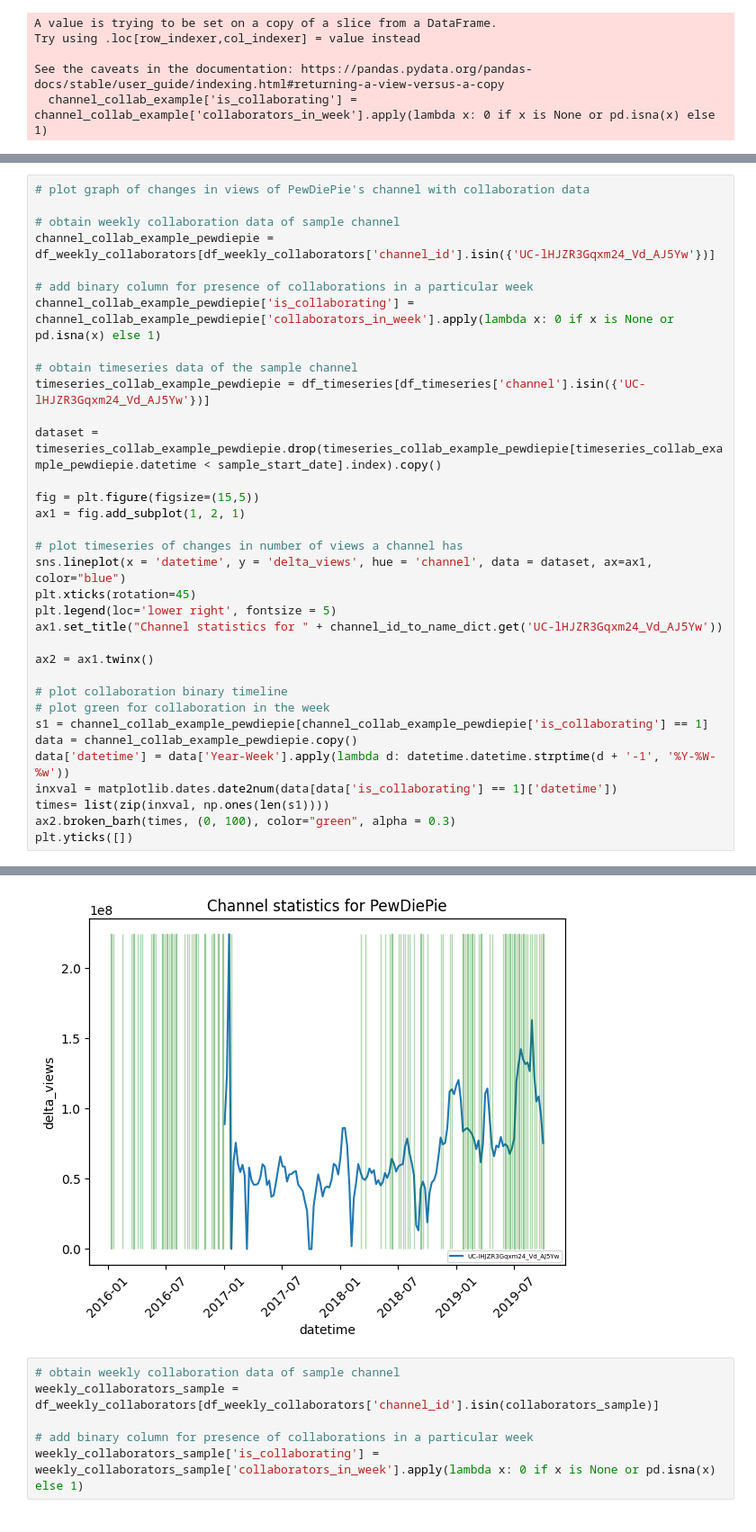
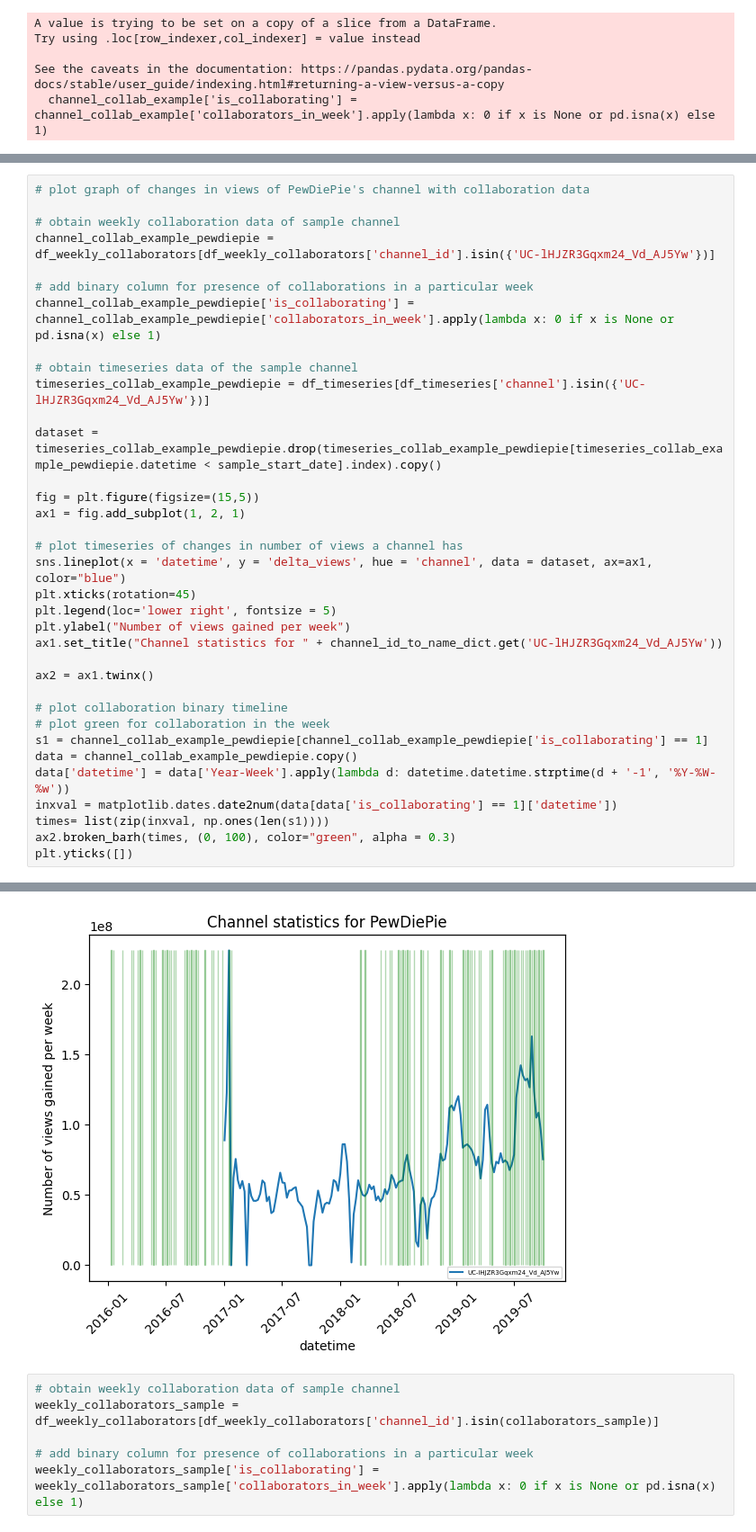
Before and after one commit to epfl-ada/ada-2023-project-adacadabra, a Jupyter notebook: Research q 4.ipynb, the cells around one changed output, grey strips where cells are left out. Shown at 90% size. Drawn from its saved outputs; the diff is of its cells as text.

```diff
--- a/Research q 4.ipynb
+++ b/Research q 4.ipynb
@@ -233,34 +240,35 @@ timeseries_collab_example_pewdiepie = df_timeseries[df_timeseries['channel'].isi
 
 dataset = timeseries_collab_example_pewdiepie.drop(timeseries_collab_example_pewdiepie[timeseries_collab_example_pewdiepie.datetime < sample_start_date].index).copy()
 
 fig = plt.figure(figsize=(15,5))
 ax1 = fig.add_subplot(1, 2, 1)
 
 # plot timeseries of changes in number of views a channel has
 sns.lineplot(x = 'datetime', y = 'delta_views', hue = 'channel', data = dataset, ax=ax1, color="blue")
 plt.xticks(rotation=45)
 plt.legend(loc='lower right', fontsize = 5)
+plt.ylabel("Number of views gained per week")
 ax1.set_title("Channel statistics for " + channel_id_to_name_dict.get('UC-lHJZR3Gqxm24_Vd_AJ5Yw'))
 
 ax2 = ax1.twinx()
 
 # plot collaboration binary timeline
 # plot green for collaboration in the week
 s1 = channel_collab_example_pewdiepie[channel_collab_example_pewdiepie['is_collaborating'] == 1]
 data = channel_collab_example_pewdiepie.copy()
 data['datetime'] = data['Year-Week'].apply(lambda d: datetime.datetime.strptime(d + '-1', '%Y-%W-%w'))
 inxval = matplotlib.dates.date2num(data[data['is_collaborating'] == 1]['datetime'])
 times= list(zip(inxval, np.ones(len(s1))))
 ax2.broken_barh(times, (0, 100), color="green", alpha = 0.3)
 plt.yticks([])
 # %% [output]
 A value is trying to be set on a copy of a slice from a DataFrame.
 Try using .loc[row_indexer,col_indexer] = value instead
 
 See the caveats in the documentation: https://pandas.pydata.org/pandas-docs/stable/user_guide/indexing.html#returning-a-view-versus-a-copy
   channel_collab_example_pewdiepie['is_collaborating'] = channel_collab_example_pewdiepie['collaborators_in_week'].apply(lambda x: 0 if x is None or pd.isna(x) else 1)
 ([], [])
-[figure, old version]
+[figure, new version]
 # %%
 # obtain weekly collaboration data of sample channel
 weekly_collaborators_sample = df_weekly_collaborators[df_weekly_collaborators['channel_id'].isin(collaborators_sample)]
```
Also changed, not shown: parts of 5 cells of this notebook.
